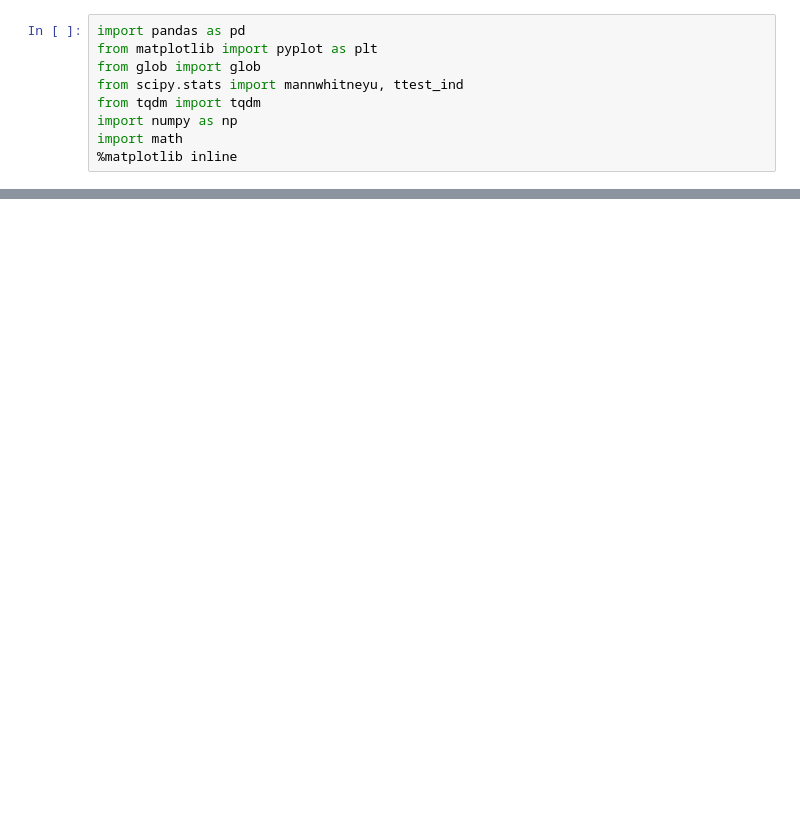
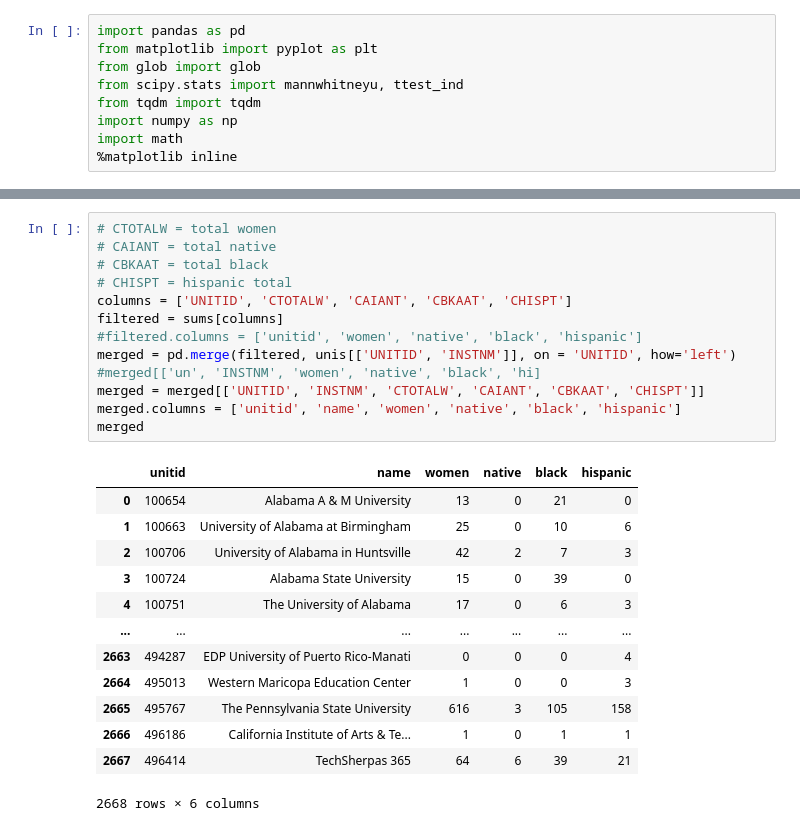
Before and after one commit to jmasontaylor/Education, a Jupyter notebook: src/FirstWeek.ipynb, the cells around one changed output, grey strips where cells are left out. Cells and saved outputs as stored; diff of their text form; blank space fills up the shorter version.

```diff
--- a/src/FirstWeek.ipynb
+++ b/src/FirstWeek.ipynb
@@ -91,0 +89,27 @@ middle = moreThan.loc[moreThan['CIPCODE'] < 12]
+# %%
+# CTOTALW = total women
+# CAIANT = total native
+# CBKAAT = total black
+# CHISPT = hispanic total
+columns = ['UNITID', 'CTOTALW', 'CAIANT', 'CBKAAT', 'CHISPT']
+filtered = sums[columns]
+#filtered.columns = ['unitid', 'women', 'native', 'black', 'hispanic']
+merged = pd.merge(filtered, unis[['UNITID', 'INSTNM']], on = 'UNITID', how='left')
+#merged[['un', 'INSTNM', 'women', 'native', 'black', 'hi]
+merged = merged[['UNITID', 'INSTNM', 'CTOTALW', 'CAIANT', 'CBKAAT', 'CHISPT']]
+merged.columns = ['unitid', 'name', 'women', 'native', 'black', 'hispanic']
+merged
+# %% [output]
+|  | unitid | name | women | native | black | hispanic |
+| 0 | 100654 | Alabama A & M University | 13 | 0 | 21 | 0 |
+| 1 | 100663 | University of Alabama at Birmingham | 25 | 0 | 10 | 6 |
+| 2 | 100706 | University of Alabama in Huntsville | 42 | 2 | 7 | 3 |
+| 3 | 100724 | Alabama State University | 15 | 0 | 39 | 0 |
+| 4 | 100751 | The University of Alabama | 17 | 0 | 6 | 3 |
+| ... | ... | ... | ... | ... | ... | ... |
+| 2663 | 494287 | EDP University of Puerto Rico-Manati | 0 | 0 | 0 | 4 |
+| 2664 | 495013 | Western Maricopa Education Center | 1 | 0 | 0 | 3 |
+| 2665 | 495767 | The Pennsylvania State University | 616 | 3 | 105 | 158 |
+| 2666 | 496186 | California Institute of Arts & Te... | 1 | 0 | 1 | 1 |
+| 2667 | 496414 | TechSherpas 365 | 64 | 6 | 39 | 21 |
+2668 rows × 6 columns
```
Also changed, not shown: parts of 11 cells of this notebook.
